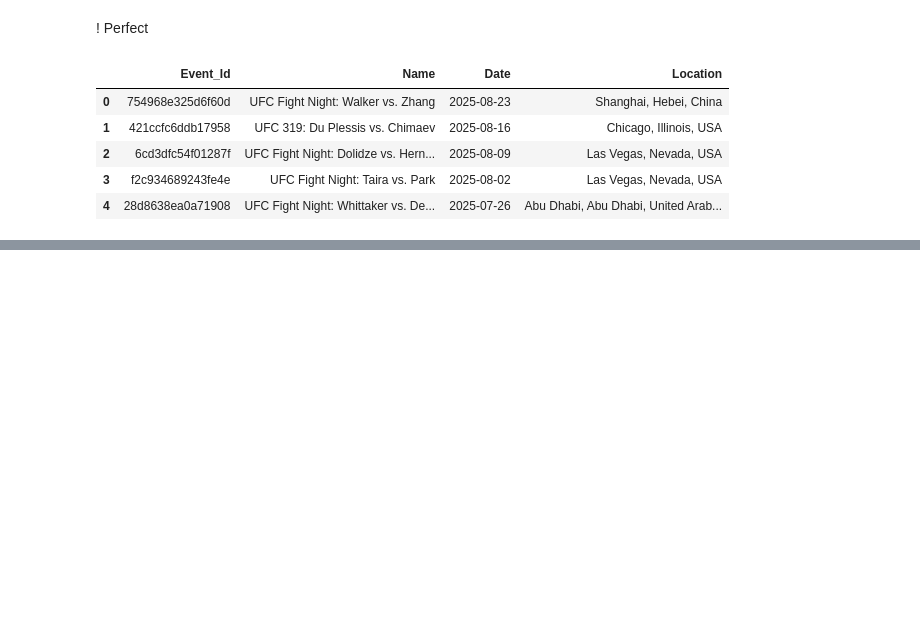
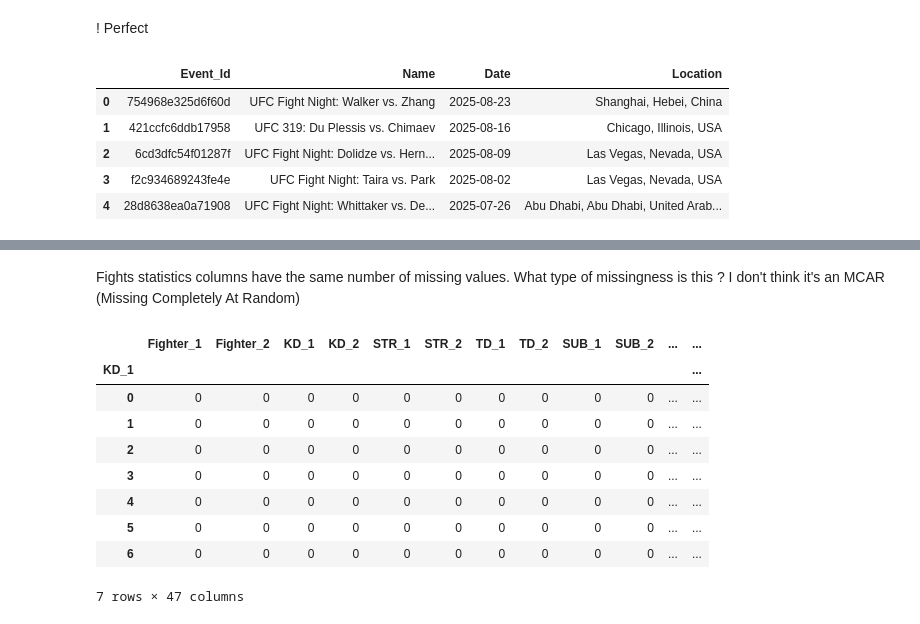
Before and after one commit to ameen-alibi/ufc-fighting-style-categorizer, a Jupyter notebook: 02_data_cleaning.ipynb, the cells around one changed output, grey strips where cells are left out. Saved outputs shown, nothing was run; the diff lists cells and outputs as text; code cells hidden in the pictures; blank space fills up the shorter version.

Commit message:
Clean Fights data

```diff
--- a/02_data_cleaning.ipynb
+++ b/02_data_cleaning.ipynb
@@ -153,0 +177,2 @@ events_df.head()
+# %%
+fights_df = pd.read_csv('raw_data/raw_fights_detailed.csv').set_index('Fight_Id')
@@ -153,0 +355,17 @@ events_df.head()
+# %% [markdown]
+Fights statistics columns have the same number of missing values. What type
+of missingness is this ?
+I don't think it's an MCAR (Missing Completely At Random)
+# %%
+fights_df.isna().groupby(fights_df['KD_1']).sum()
+# %% [output]
+|  | Fighter_1 | Fighter_2 | KD_1 | KD_2 | STR_1 | STR_2 | TD_1 | TD_2 | SUB_1 | SUB_2 | ... | ... |
+| KD_1 |  |  |  |  |  |  |  |  |  |  |  | ... |
+| 0 | 0 | 0 | 0 | 0 | 0 | 0 | 0 | 0 | 0 | 0 | ... | ... |
+| 1 | 0 | 0 | 0 | 0 | 0 | 0 | 0 | 0 | 0 | 0 | ... | ... |
+| 2 | 0 | 0 | 0 | 0 | 0 | 0 | 0 | 0 | 0 | 0 | ... | ... |
+| 3 | 0 | 0 | 0 | 0 | 0 | 0 | 0 | 0 | 0 | 0 | ... | ... |
+| 4 | 0 | 0 | 0 | 0 | 0 | 0 | 0 | 0 | 0 | 0 | ... | ... |
+| 5 | 0 | 0 | 0 | 0 | 0 | 0 | 0 | 0 | 0 | 0 | ... | ... |
+| 6 | 0 | 0 | 0 | 0 | 0 | 0 | 0 | 0 | 0 | 0 | ... | ... |
+7 rows × 47 columns
```
Also changed, not shown: parts of 25 cells of this notebook, 7 other files.
